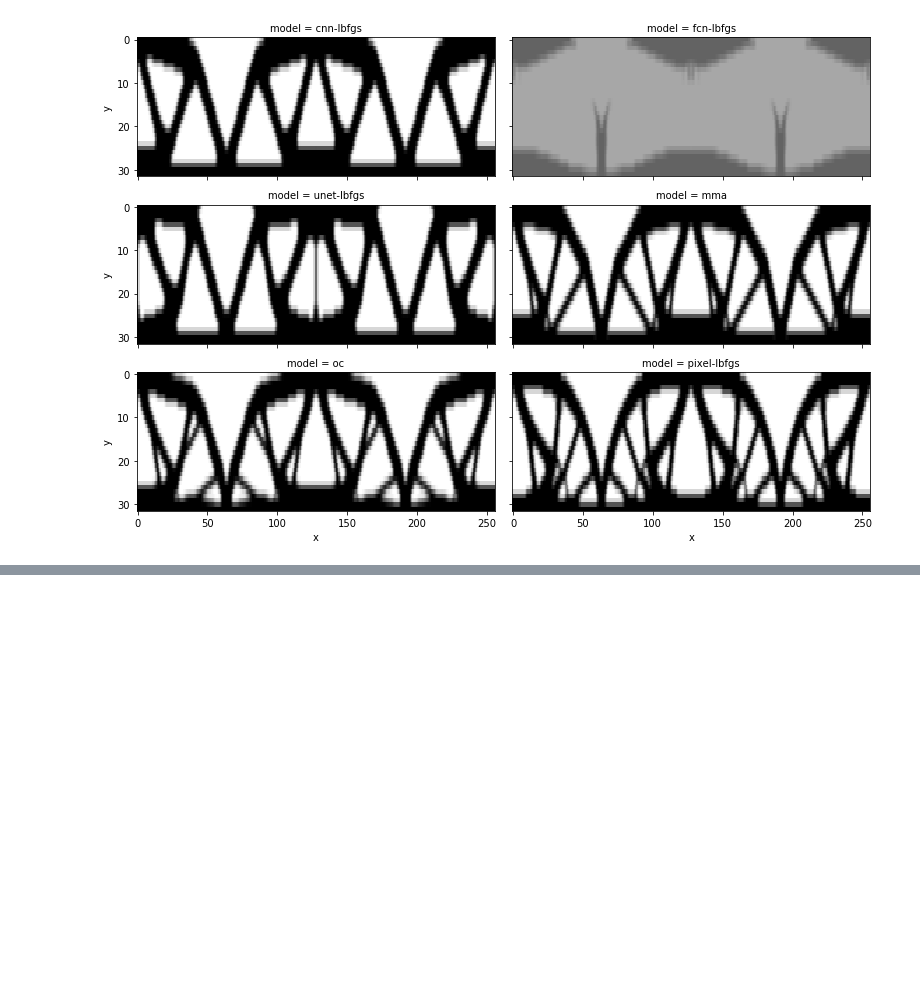
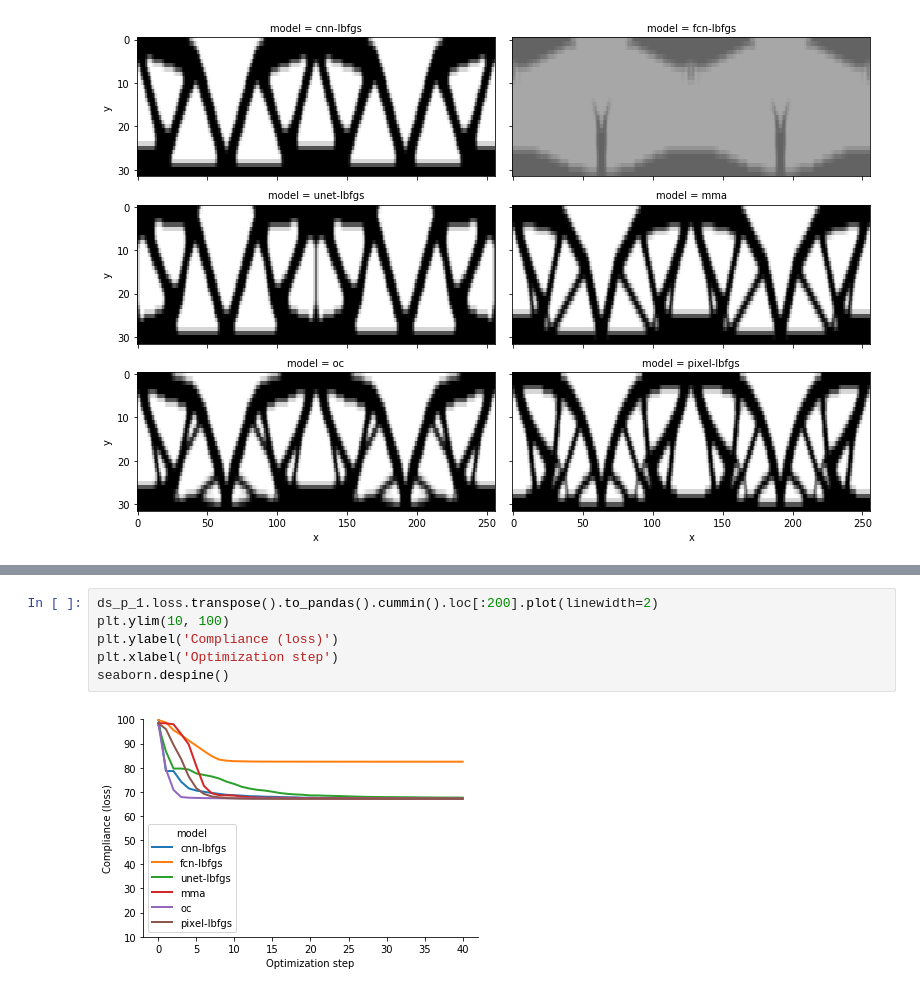
Before and after one commit to yjxkwp/neural-structural-optimization, a Jupyter notebook: notebooks/optimization-examples.ipynb, the cells around one changed output, grey strips where cells are left out. Cells and saved outputs as stored; diff of their text form; blank space fills up the shorter version.

```diff
--- a/notebooks/optimization-examples.ipynb
+++ b/notebooks/optimization-examples.ipynb
@@ -235,0 +287,8 @@ plt.suptitle(problem.name, y=1.02);
+# %%
+ds_p_1.loss.transpose().to_pandas().cummin().loc[:200].plot(linewidth=2)
+plt.ylim(10, 100)
+plt.ylabel('Compliance (loss)')
+plt.xlabel('Optimization step')
+seaborn.despine()
+# %% [output]
+[figure, added]
```
Also changed, not shown: parts of 10 cells of this notebook, 4 other files.
